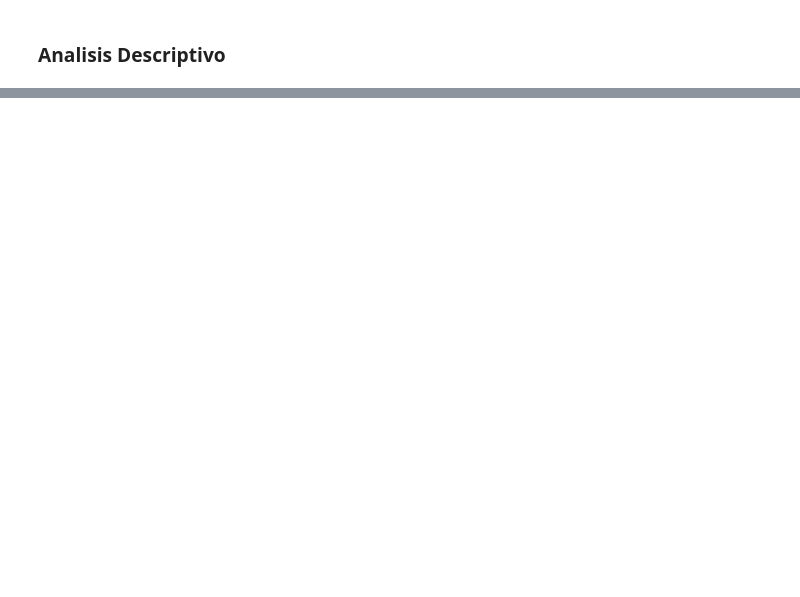
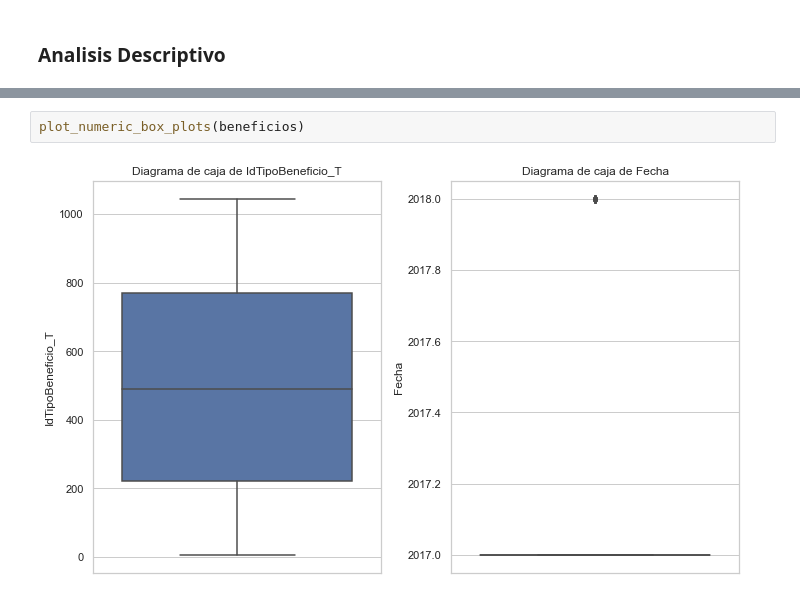
Before and after one commit to codebusters-MIAD/rasa-alpes-project, a Jupyter notebook: entendimiento/fuente_tipos_beneficio.ipynb, the cells around one changed output, grey strips where cells are left out. Saved outputs shown, nothing was run; the diff lists cells and outputs as text; blank space fills up the shorter version.

```diff
--- a/entendimiento/fuente_tipos_beneficio.ipynb
+++ b/entendimiento/fuente_tipos_beneficio.ipynb
@@ -286,0 +631,4 @@ A continuación se muestran las reglas de negocio dadas que tienen relación con
+# %%
+plot_numeric_box_plots(beneficios)
+# %% [output]
+[figure, added]
```
Also changed, not shown: parts of 55 cells of this notebook.
